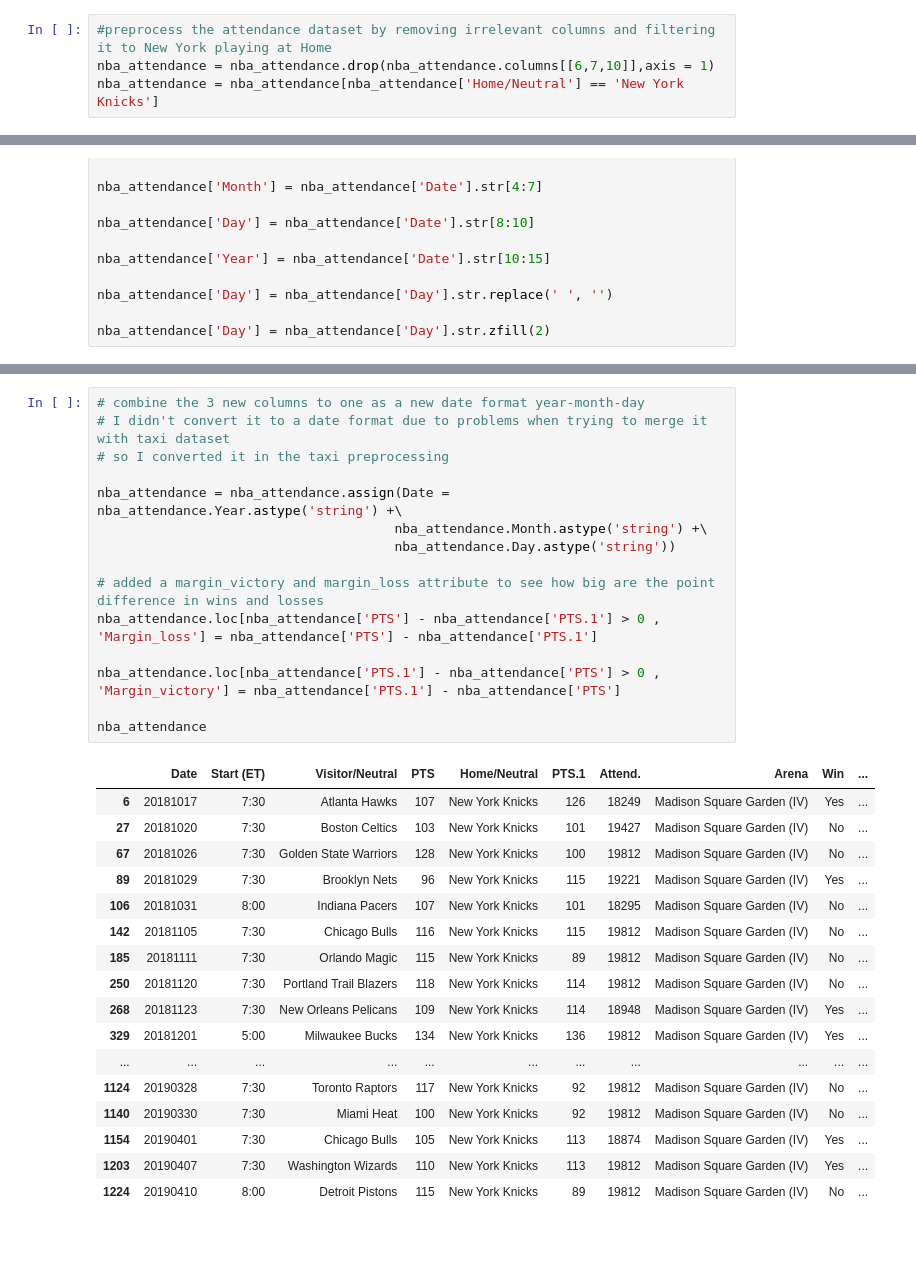
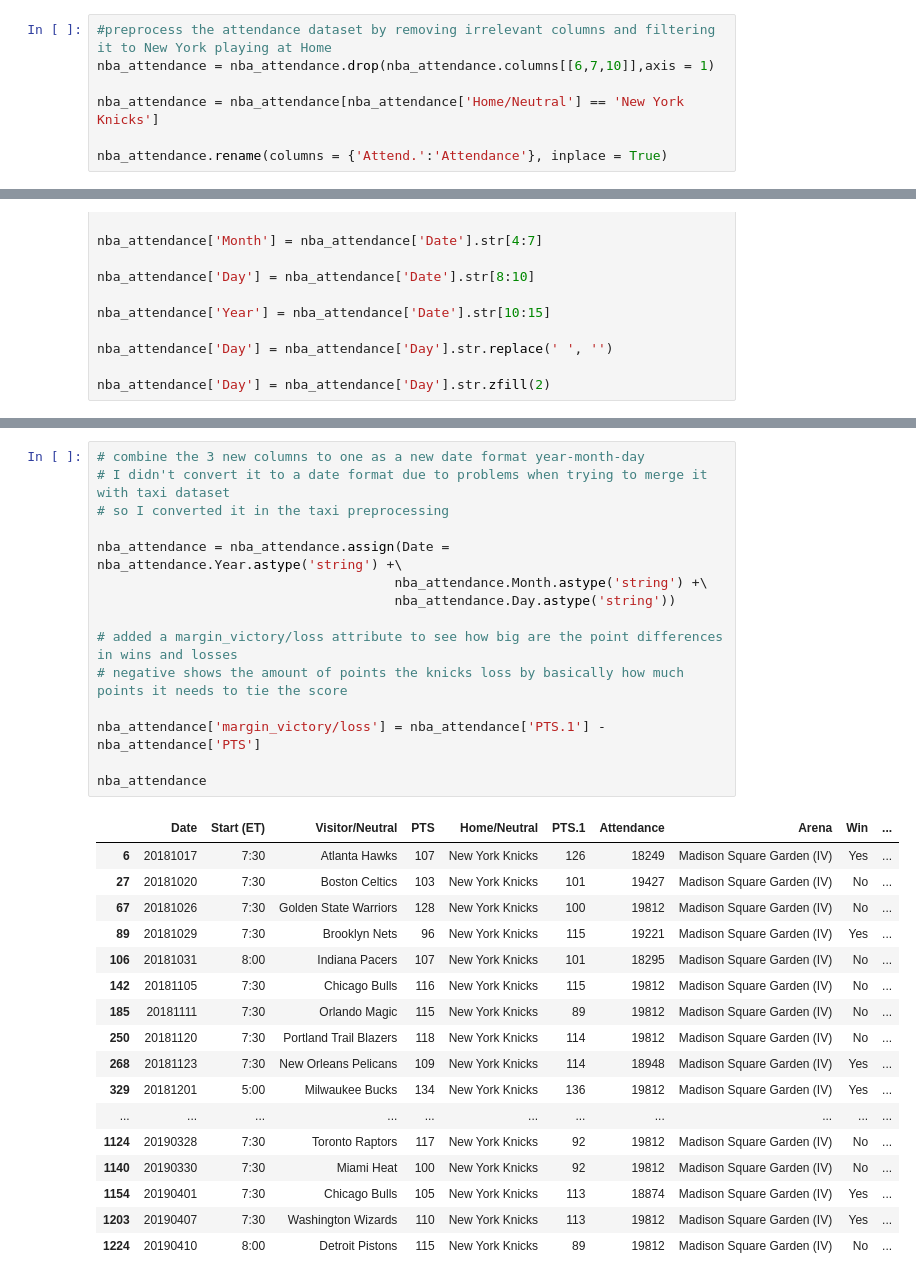
Before and after one commit to MAST30034-Applied-Data-Science/mast30034-project-1-dustintano10, a Jupyter notebook: notebooks/Preprocessing_nba_attendance.ipynb, the cells around one changed output, grey strips where cells are left out. Drawn from its saved outputs; the diff is of its cells as text; blank space fills up the shorter version.

```diff
--- a/notebooks/Preprocessing_nba_attendance.ipynb
+++ b/notebooks/Preprocessing_nba_attendance.ipynb
@@ -7,5 +7,8 @@ nba_attendance = pd.read_csv('../../mast30034-project-1-dustintano10/data/raw/nb
 # %%
 #preprocess the attendance dataset by removing irrelevant columns and filtering it to New York playing at Home
 nba_attendance = nba_attendance.drop(nba_attendance.columns[[6,7,10]],axis = 1)
+
 nba_attendance = nba_attendance[nba_attendance['Home/Neutral'] == 'New York Knicks']
+
+nba_attendance.rename(columns = {'Attend.':'Attendance'}, inplace = True)
 # %%
@@ -73,20 +78,20 @@ nba_attendance
 # %%
 # combine the 3 new columns to one as a new date format year-month-day
 # I didn't convert it to a date format due to problems when trying to merge it with taxi dataset
 # so I converted it in the taxi preprocessing
 
 nba_attendance = nba_attendance.assign(Date = nba_attendance.Year.astype('string') +\
                                       nba_attendance.Month.astype('string') +\
                                       nba_attendance.Day.astype('string'))
 
-# added a margin_victory and margin_loss attribute to see how big are the point difference in wins and losses
-nba_attendance.loc[nba_attendance['PTS'] - nba_attendance['PTS.1'] > 0 , 'Margin_loss'] = nba_attendance['PTS'] - nba_attendance['PTS.1']
+# added a margin_victory/loss attribute to see how big are the point differences in wins and losses
+# negative shows the amount of points the knicks loss by basically how much points it needs to tie the score
 
-nba_attendance.loc[nba_attendance['PTS.1'] - nba_attendance['PTS'] > 0 , 'Margin_victory'] = nba_attendance['PTS.1'] - nba_attendance['PTS']
+nba_attendance['margin_victory/loss'] = nba_attendance['PTS.1'] - nba_attendance['PTS']
 
 nba_attendance
 # %% [output]
-|  | Date | Start (ET) | Visitor/Neutral | PTS | Home/Neutral | PTS.1 | Attend. | Arena | Win | ... |
+|  | Date | Start (ET) | Visitor/Neutral | PTS | Home/Neutral | PTS.1 | Attendance | Arena | Win | ... |
 | 6 | 20181017 | 7:30 | Atlanta Hawks | 107 | New York Knicks | 126 | 18249 | Madison Square Garden (IV) | Yes | ... |
 | 27 | 20181020 | 7:30 | Boston Celtics | 103 | New York Knicks | 101 | 19427 | Madison Square Garden (IV) | No | ... |
 | 67 | 20181026 | 7:30 | Golden State Warriors | 128 | New York Knicks | 100 | 19812 | Madison Square Garden (IV) | No | ... |
```
Also changed, not shown: parts of 4 cells of this notebook, 3 other files.
